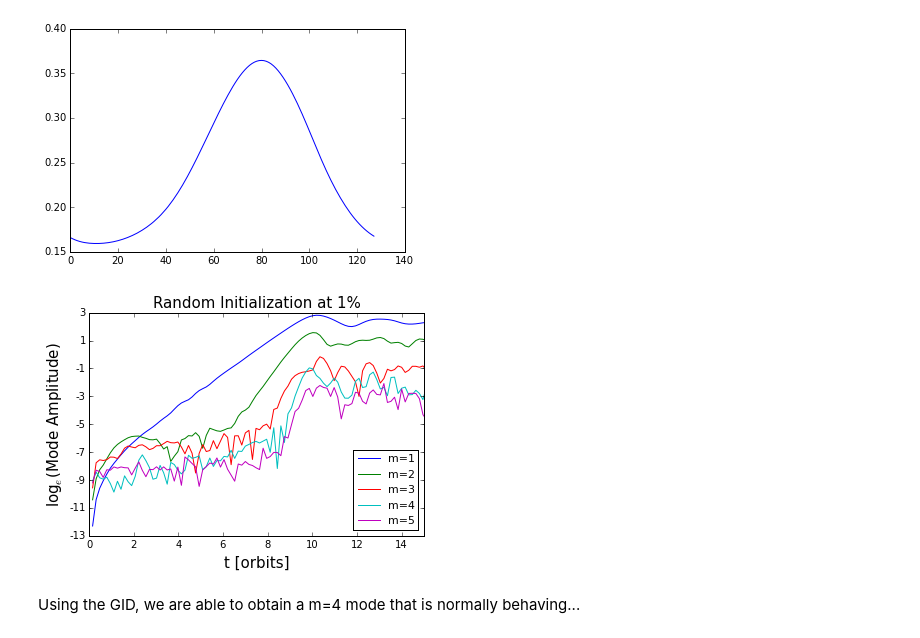
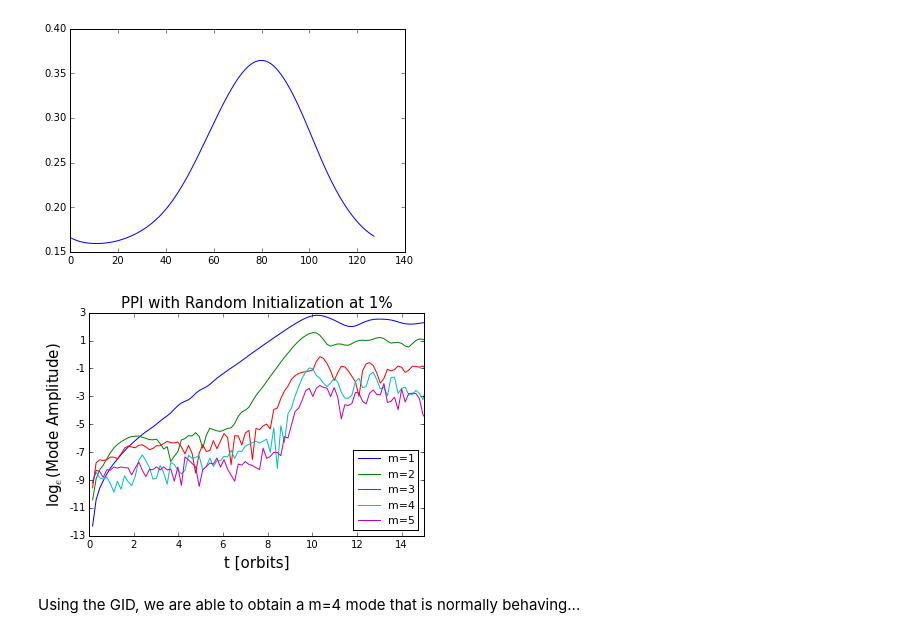
Before and after one commit to dorisjlee/usrp, a Jupyter notebook: notes/Week4/Fourier Analysis on Mode Growth_3.ipynb, the cells around one changed output. Cells and saved outputs as stored; diff of their text form; code cells hidden in the pictures.

```diff
--- a/notes/Week4/Fourier Analysis on Mode Growth_3.ipynb
+++ b/notes/Week4/Fourier Analysis on Mode Growth_3.ipynb
@@ -98,29 +98,29 @@ from matplotlib.legend_handler import HandlerLine2D
 # %%
 import matplotlib.ticker as mtick
 fig, ax = plt.subplots()
 amp =  np.loadtxt("amp.txt")
 t_orbits  = np.arange(len(amp))/2./np.pi
 plt.ylabel("log$_e$(Mode Amplitude)",fontsize=15)
 plt.xlabel("t [orbits]",fontsize=15)
 # plt.semilogy(t_orbits,amp[:,1])
 plt.semilogy(t_orbits,amp[:,1],label="m=1",basey=np.e)
 plt.semilogy(t_orbits,amp[:,2],label="m=2",basey=np.e)
 plt.semilogy(t_orbits,amp[:,3],label="m=3",basey=np.e)
 plt.semilogy(t_orbits,amp[:,4],label="m=4",basey=np.e)
 plt.semilogy(t_orbits,amp[:,5],label="m=5",basey=np.e)
 x_min=5
 x_max=10
 # plt.axvline(x_min,color='r',linestyle="--")
 # plt.axvline(x_max,color='r',linestyle="--")
 plt.xlim(0,15)
-plt.title("Random Initialization at 1%",fontsize=15)
+plt.title("PPI with Random Initialization at 1%",fontsize=15)
 plt.legend(loc='lower right',prop={'size':11},numpoints=1)
 def ticks(y, pos):
     return r'{:.0f}'.format(np.log(y))
 ax.yaxis.set_major_formatter(mtick.FuncFormatter(ticks))
-# plt.savefig("randinit1percent.pdf",format="pdf")
+plt.savefig("randinit1percent.pdf",format="pdf")
 # %% [output]
-[figure, old version]
+[figure, new version]
 # %% [markdown]
 Using the GID, we are able to obtain a m=4 mode that is normally behaving...
 # %% [markdown]
```
Also changed, not shown: parts of 2 cells of this notebook, 1 other file.
